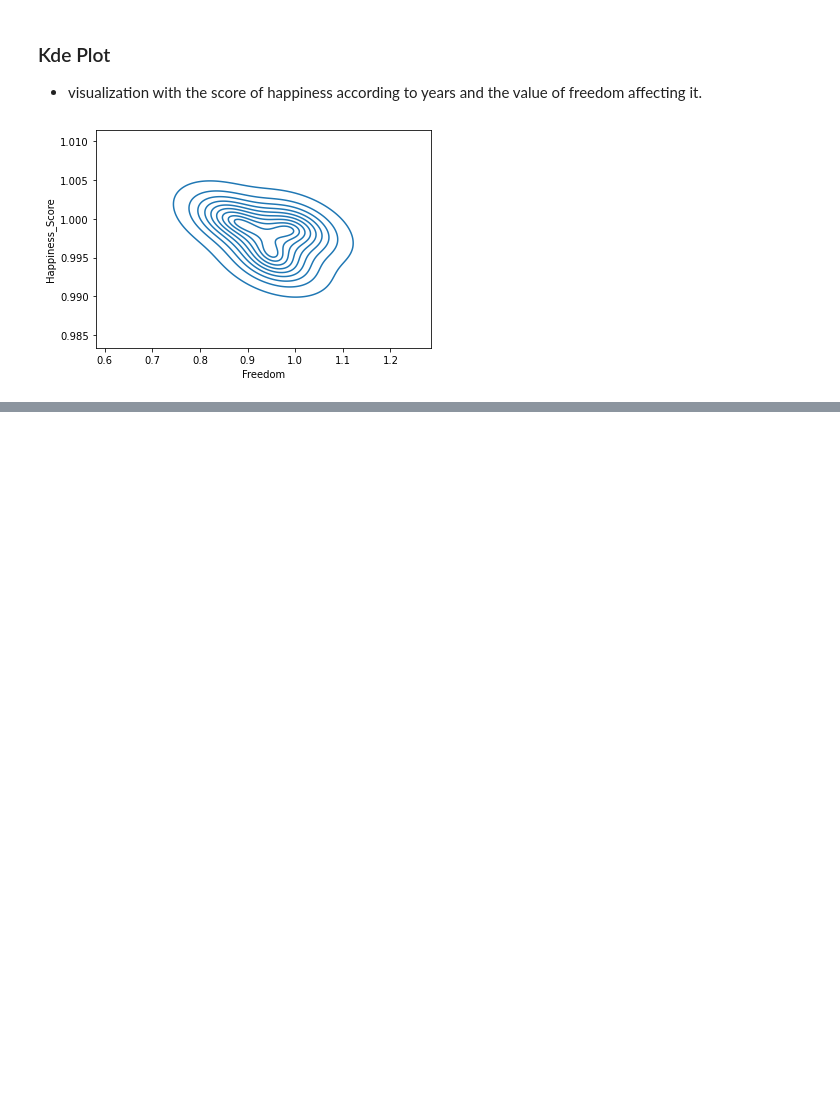
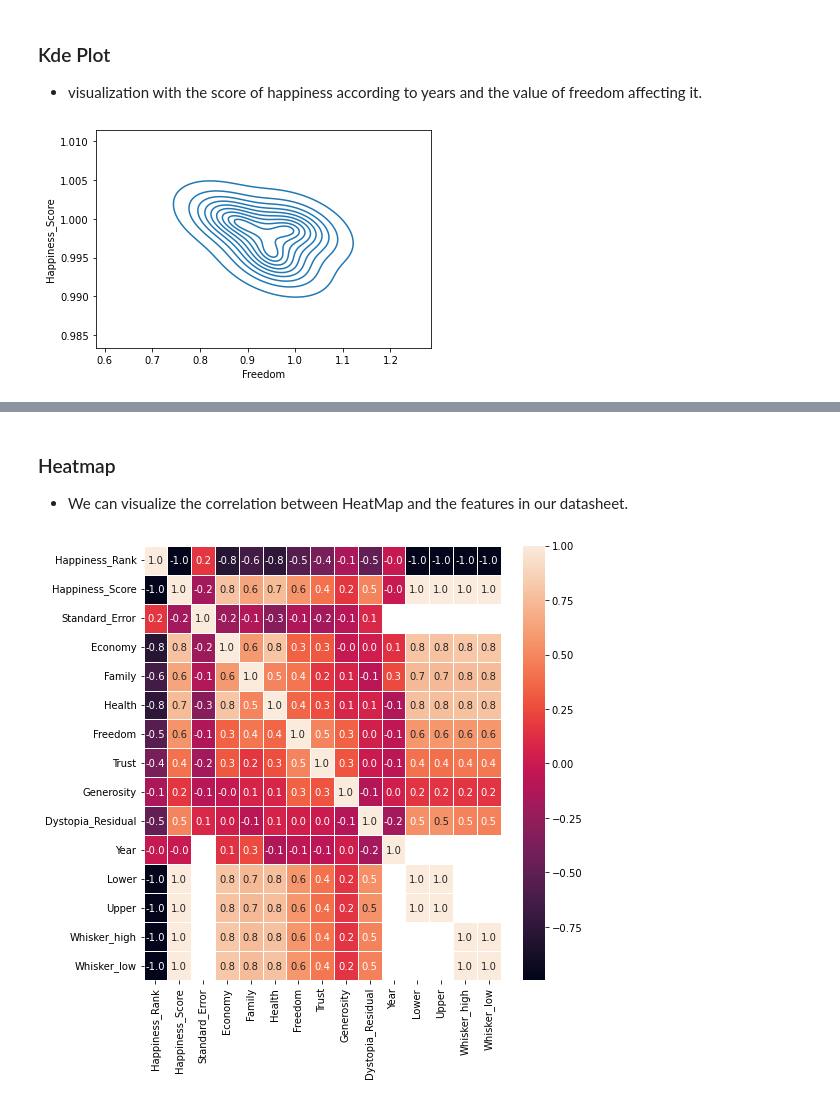
Before and after one commit to ApurbaKumarMajumder/Machine-Learning, a Jupyter notebook: Models/World_Happiness_Report_Data_Compilation.ipynb, the cells around one changed output, grey strips where cells are left out. Cells and saved outputs as stored; diff of their text form; code cells hidden in the pictures; blank space fills up the shorter version.

```diff
--- a/Models/World_Happiness_Report_Data_Compilation.ipynb
+++ b/Models/World_Happiness_Report_Data_Compilation.ipynb
@@ -346,0 +357,10 @@ plt.show()
+# %% [markdown]
+### Heatmap
+
+* We can visualize the correlation between HeatMap and the features in our datasheet.
+# %%
+f, ax = plt.subplots(figsize = (8, 8))
+sns.heatmap(data_concat.corr(), annot = True, linewidth = .5, fmt = '.1f', ax = ax)
+plt.show()
+# %% [output]
+[figure, added]
```
Also changed, not shown: parts of 5 cells of this notebook.
